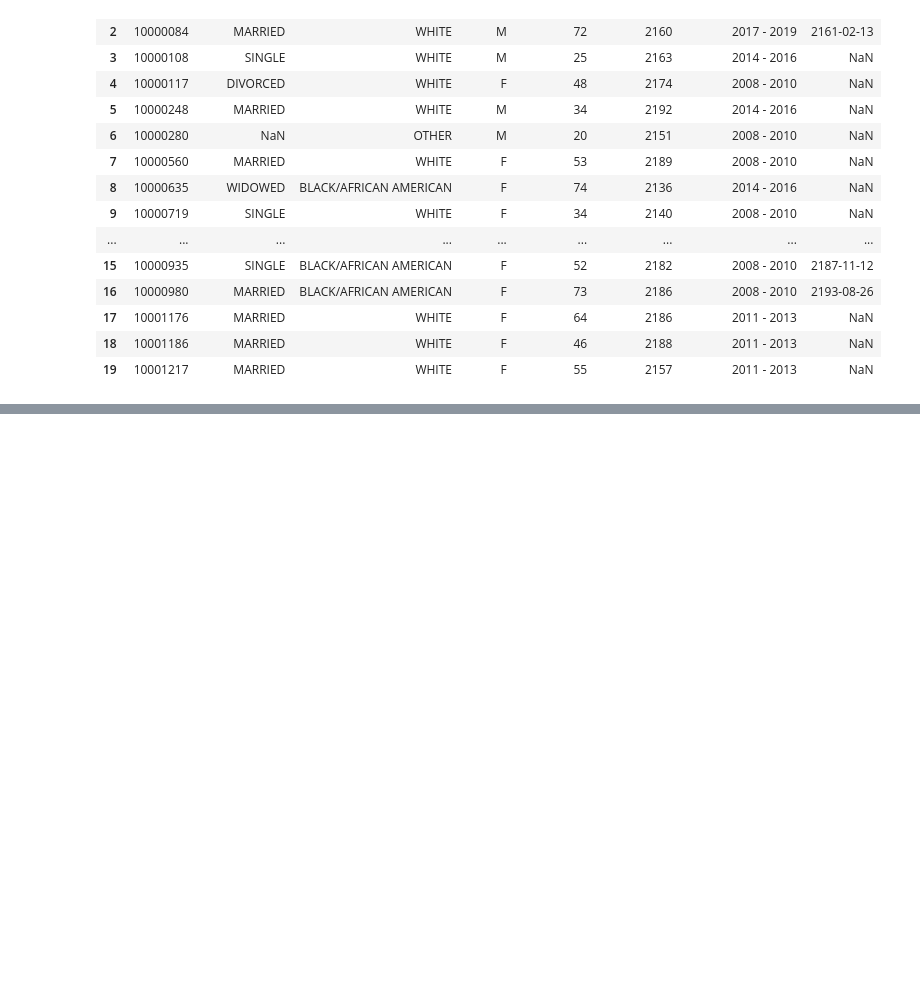
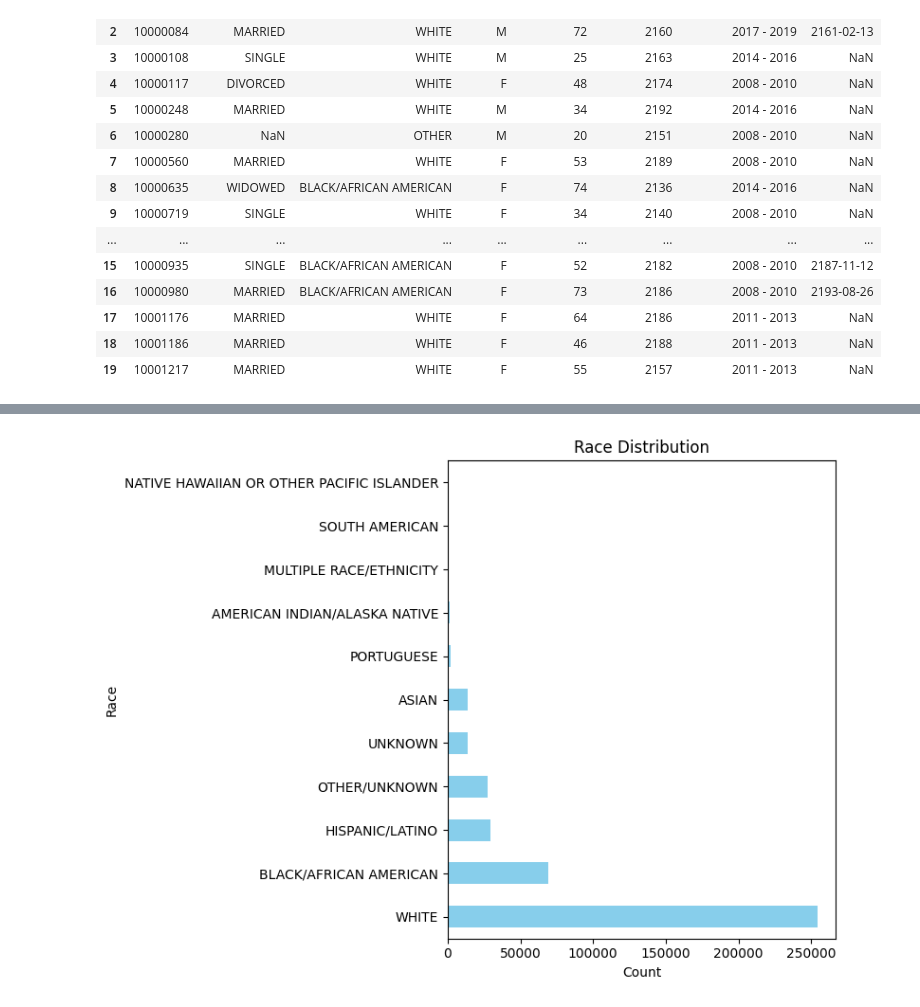
Before and after one commit to Adibvafa/RadioCare, a Jupyter notebook: aieng_template/data_pipeline.ipynb, the cells around one changed output, grey strips where cells are left out. Drawn from its saved outputs; the diff is of its cells as text; code cells hidden in the pictures; blank space fills up the shorter version.

```diff
--- a/aieng_template/data_pipeline.ipynb
+++ b/aieng_template/data_pipeline.ipynb
@@ -130,0 +162,20 @@ final_df.head(20)
+# %%
+final_df['race'].replace(regex=r'^ASIAN\D*', value='ASIAN', inplace=True)
+final_df['race'].replace(regex=r'^WHITE\D*', value='WHITE', inplace=True)
+final_df['race'].replace(regex=r'^HISPANIC\D*', value='HISPANIC/LATINO', inplace=True)
+final_df['race'].replace(regex=r'^BLACK\D*', value='BLACK/AFRICAN AMERICAN', inplace=True)
+final_df['race'].replace(['UNABLE TO OBTAIN', 'OTHER', 'PATIENT DECLINED TO ANSWER',
+                         'UNKNOWN/NOT SPECIFIED'], value='OTHER/UNKNOWN', inplace=True)
+# %%
+race_counts = final_df['race'].value_counts()
+
+
+plt.figure(figsize=(8, 6))
+race_counts.plot(kind='barh', color='skyblue')
+plt.title('Race Distribution')
+plt.xlabel('Count')
+plt.ylabel('Race')
+plt.tight_layout()
+plt.show()
+# %% [output]
+[figure, added]
```
Also changed, not shown: parts of 4 cells of this notebook.
